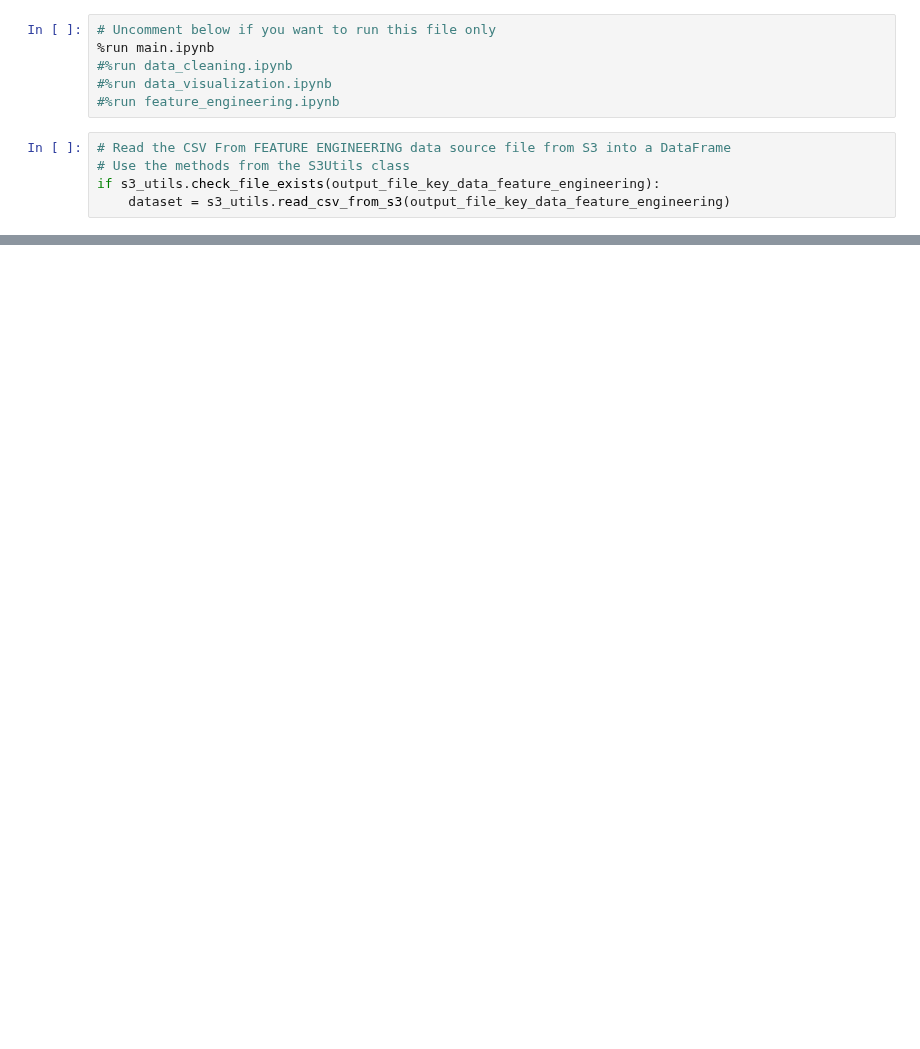
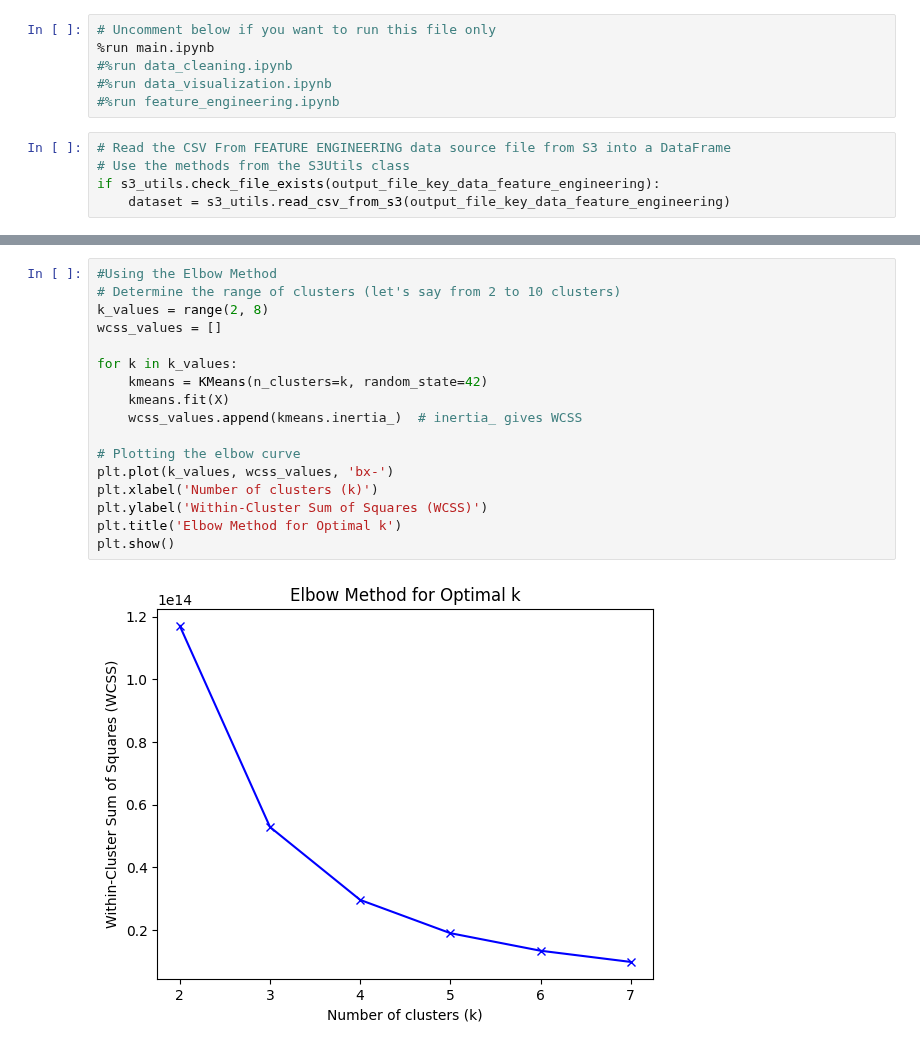
Before and after one commit to BDM3014ProjectWinter2024/BankChurnPrediction, a Jupyter notebook: clusteringmodel.ipynb, the cells around one changed output, grey strips where cells are left out. Saved outputs shown, nothing was run; the diff lists cells and outputs as text; blank space fills up the shorter version.

```diff
--- a/clusteringmodel.ipynb
+++ b/clusteringmodel.ipynb
@@ -82,0 +109,19 @@ NameError: name 'silhouette_score' is not defined
+# %%
+#Using the Elbow Method
+# Determine the range of clusters (let's say from 2 to 10 clusters)
+k_values = range(2, 8)
+wcss_values = []
+
+for k in k_values:
+    kmeans = KMeans(n_clusters=k, random_state=42)
+    kmeans.fit(X)
+    wcss_values.append(kmeans.inertia_)  # inertia_ gives WCSS
+
+# Plotting the elbow curve
+plt.plot(k_values, wcss_values, 'bx-')
+plt.xlabel('Number of clusters (k)')
+plt.ylabel('Within-Cluster Sum of Squares (WCSS)')
+plt.title('Elbow Method for Optimal k')
+plt.show()
+# %% [output]
+[figure, added]
```
Also changed, not shown: parts of 17 cells of this notebook.
